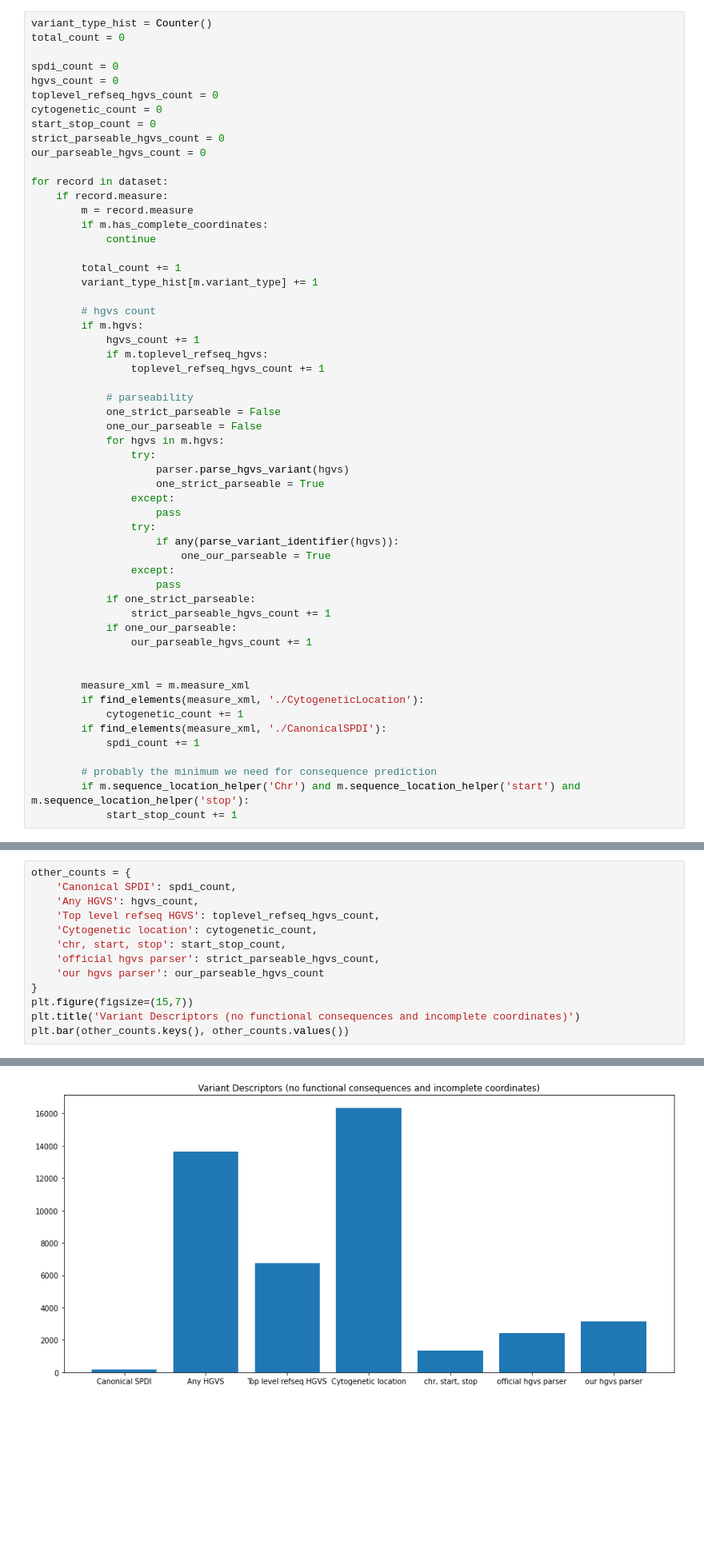
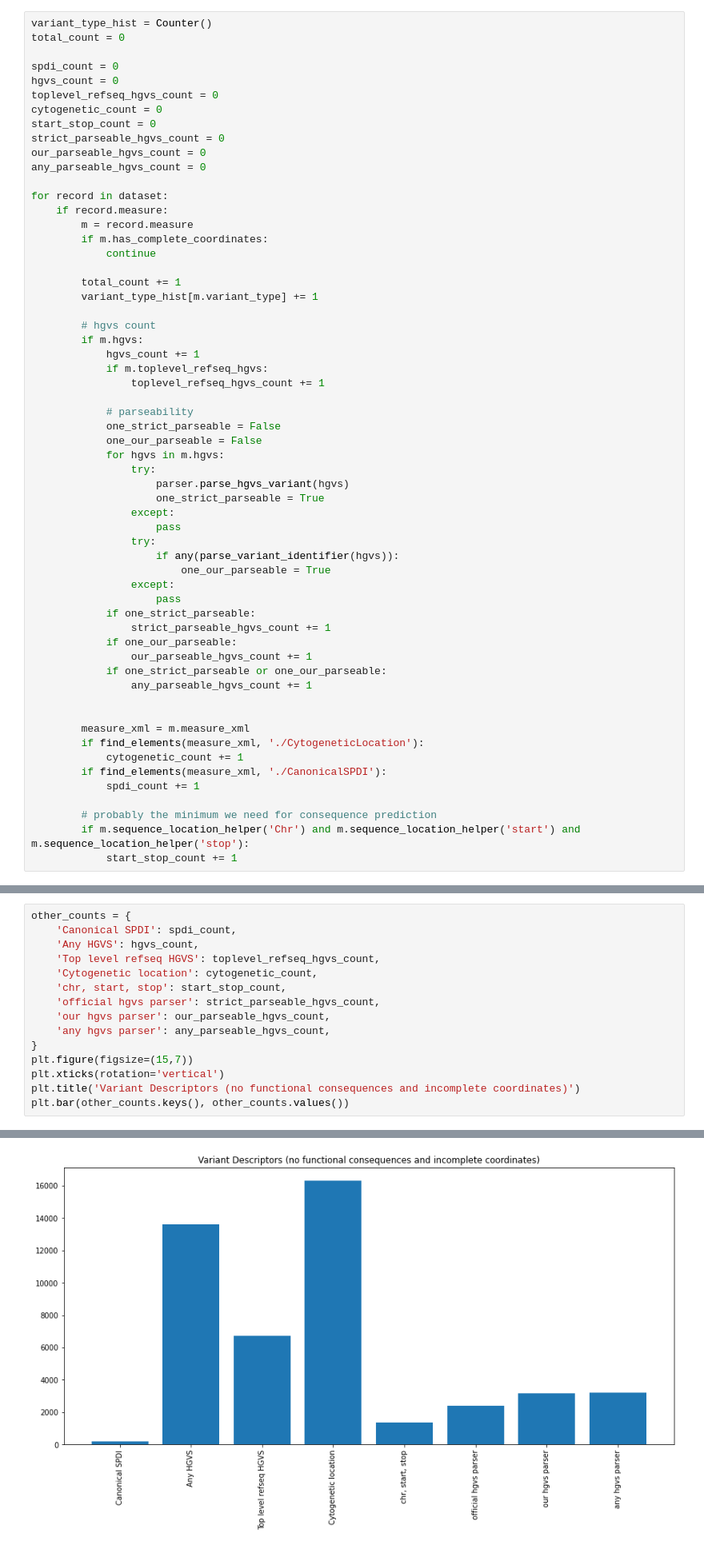
Before and after one commit to apriltuesday/eva-opentargets, a Jupyter notebook: notebooks/complex-events-stats.ipynb, the cells around one changed output, grey strips where cells are left out. Shown at 80% size. Saved outputs shown, nothing was run; the diff lists cells and outputs as text; blank space fills up the shorter version.

```diff
--- a/notebooks/complex-events-stats.ipynb
+++ b/notebooks/complex-events-stats.ipynb
@@ -43,6 +43,7 @@ cytogenetic_count = 0
 start_stop_count = 0
 strict_parseable_hgvs_count = 0
 our_parseable_hgvs_count = 0
+any_parseable_hgvs_count = 0
 
 for record in dataset:
     if record.measure:
@@ -77,6 +78,8 @@ for record in dataset:
                 strict_parseable_hgvs_count += 1
             if one_our_parseable:
                 our_parseable_hgvs_count += 1
+            if one_strict_parseable or one_our_parseable:
+                any_parseable_hgvs_count += 1
 
 
         measure_xml = m.measure_xml
@@ -126,9 +129,11 @@ other_counts = {
     'Cytogenetic location': cytogenetic_count,
     'chr, start, stop': start_stop_count,
     'official hgvs parser': strict_parseable_hgvs_count,
-    'our hgvs parser': our_parseable_hgvs_count
+    'our hgvs parser': our_parseable_hgvs_count,
+    'any hgvs parser': any_parseable_hgvs_count,
 }
 plt.figure(figsize=(15,7))
+plt.xticks(rotation='vertical')
 plt.title('Variant Descriptors (no functional consequences and incomplete coordinates)')
 plt.bar(other_counts.keys(), other_counts.values())
 # %% [output]
@@ -136,4 +141,4 @@ plt.bar(other_counts.keys(), other_counts.values())
-[figure, old version]
+[figure, new version]
 # %%
 other_counts
 # %% [output]
```
Also changed, not shown: parts of 9 cells of this notebook.
